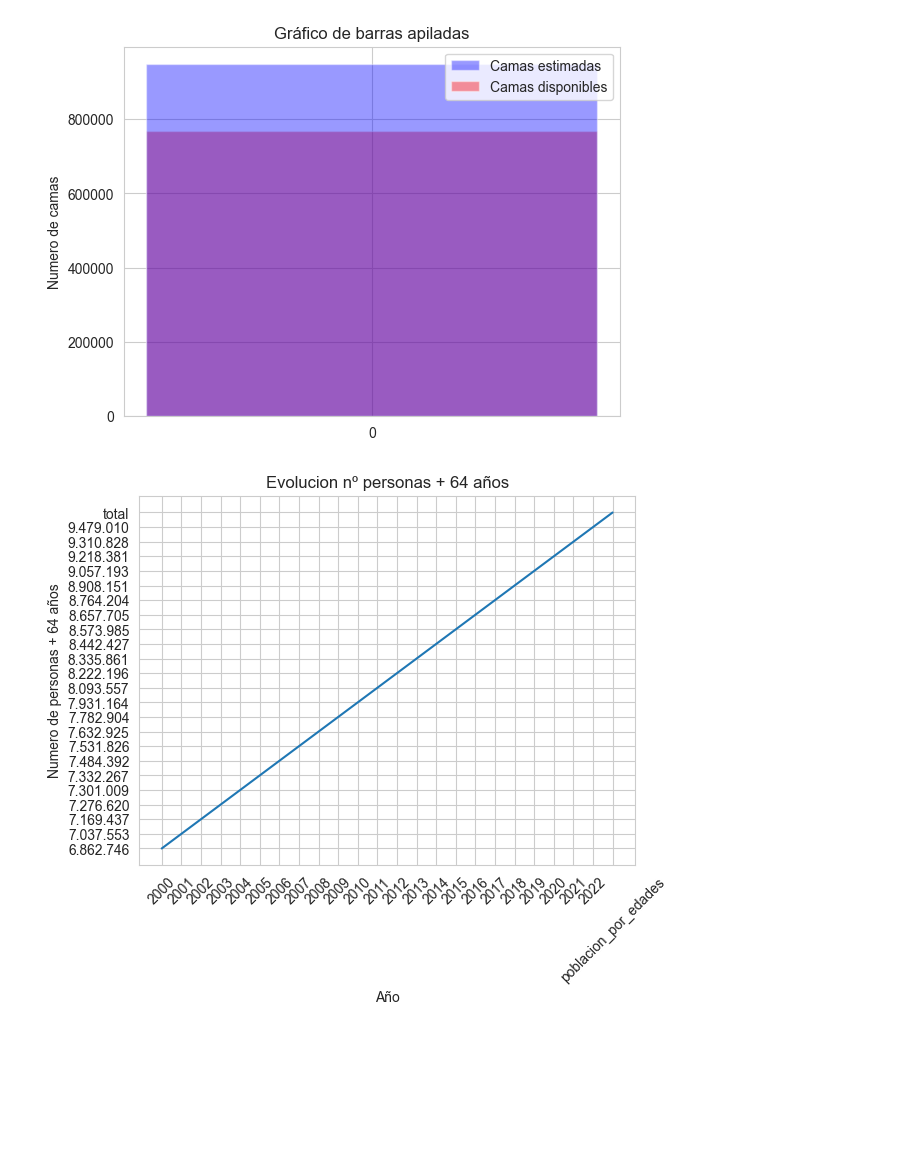
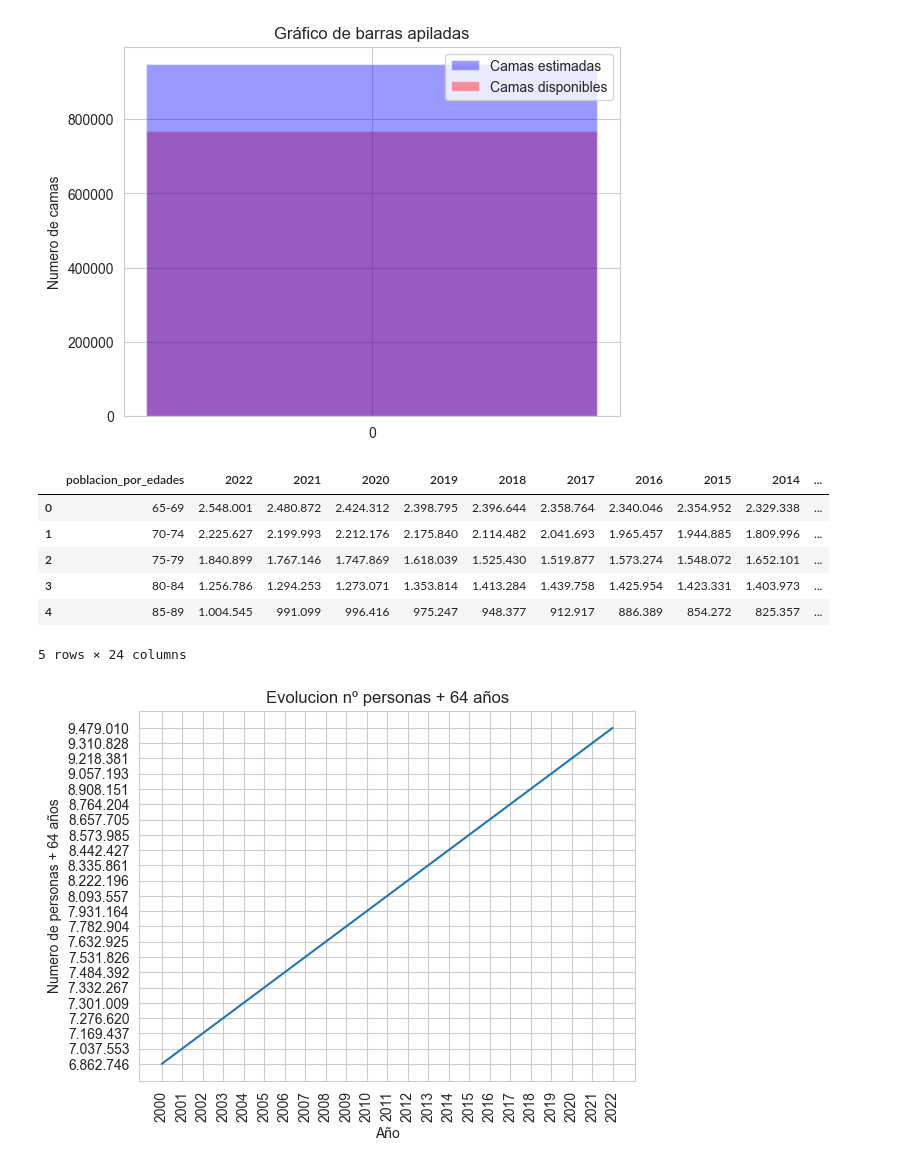
Before and after one commit to jin588/EDA-proyecto-residencias, a Jupyter notebook: src/src/EDA Residencias España.ipynb, the cells around one changed output. Cells and saved outputs as stored; diff of their text form; code cells hidden in the pictures; blank space fills up the shorter version.

```diff
--- a/src/src/EDA Residencias España.ipynb
+++ b/src/src/EDA Residencias España.ipynb
@@ -199,13 +203,26 @@ ax.set_xticks(x_pos)
 plt.show()
 # %% [output]
 [figure]
+# %%
+serie_mayores_2000_2022.head()
+# %% [output]
+|  | poblacion_por_edades | 2022 | 2021 | 2020 | 2019 | 2018 | 2017 | 2016 | 2015 | 2014 | ... |
+| 0 | 65-69 | 2.548.001 | 2.480.872 | 2.424.312 | 2.398.795 | 2.396.644 | 2.358.764 | 2.340.046 | 2.354.952 | 2.329.338 | ... |
+| 1 | 70-74 | 2.225.627 | 2.199.993 | 2.212.176 | 2.175.840 | 2.114.482 | 2.041.693 | 1.965.457 | 1.944.885 | 1.809.996 | ... |
+| 2 | 75-79 | 1.840.899 | 1.767.146 | 1.747.869 | 1.618.039 | 1.525.430 | 1.519.877 | 1.573.274 | 1.548.072 | 1.652.101 | ... |
+| 3 | 80-84 | 1.256.786 | 1.294.253 | 1.273.071 | 1.353.814 | 1.413.284 | 1.439.758 | 1.425.954 | 1.423.331 | 1.403.973 | ... |
+| 4 | 85-89 | 1.004.545 | 991.099 | 996.416 | 975.247 | 948.377 | 912.917 | 886.389 | 854.272 | 825.357 | ... |
+5 rows × 24 columns
+# %%
+mask = serie_mayores_2000_2022.columns != "poblacion_por_edades"
+serie_mayores_2000_2022_masked = serie_mayores_2000_2022.loc[:,mask]
 # %%
-serie_mayores_2000_2022 = serie_mayores_2000_2022.iloc[:,::-1]
-plt.plot(serie_mayores_2000_2022.columns, serie_mayores_2000_2022.iloc[-1])
+serie_mayores_2000_2022_masked = serie_mayores_2000_2022_masked.iloc[:,::-1]
+plt.plot(serie_mayores_2000_2022_masked.columns, serie_mayores_2000_2022_masked.iloc[-1])
 plt.xlabel("Año")
 plt.ylabel("Numero de personas + 64 años")
 plt.title("Evolucion nº personas + 64 años")
-plt.xticks(rotation = 45)
+plt.xticks(rotation = 90)
 plt.show()
 # %% [output]
-[figure, old version]
+[figure, new version]
```
Also changed, not shown: parts of 4 cells of this notebook, 1 other file.
